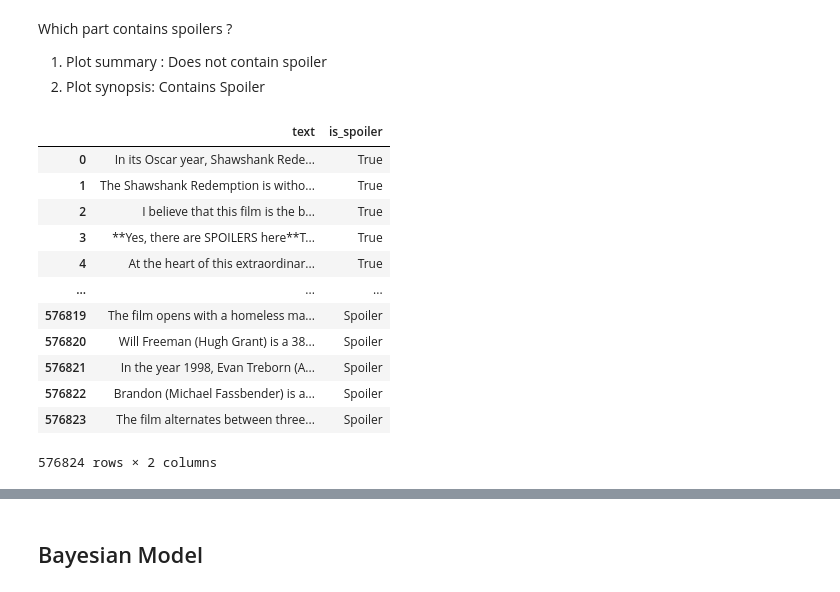
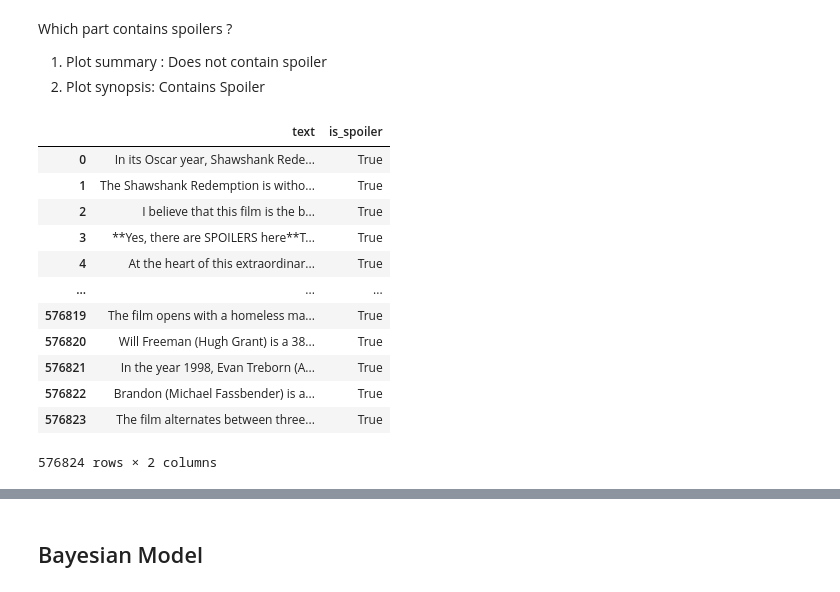
Before and after one commit to SinnnwL/SCIA_2025_GRP8_NLP, a Jupyter notebook: index.ipynb, the cells around one changed output, grey strips where cells are left out. Cells and saved outputs as stored; diff of their text form; code cells hidden in the pictures.

```diff
--- a/index.ipynb
+++ b/index.ipynb
@@ -130,38 +115,37 @@ Which part contains spoilers ?
 # %%
 # Cleaning the plot_synopsis column
 plot_synopsis = movies_details_df.loc[movies_details_df['plot_synopsis'] != '', 'plot_synopsis']
 
 # Outputs the length of the 2 category
 no_spoil_length = len(movies_details_df['plot_summary'])
 spoil_length = len(plot_synopsis)
 
 # Create the appropriate dataFrame for ours models : Text - Is Spoil
 all_texts = pd.concat([movies_details_df['plot_summary'], plot_synopsis])
-spoil_categories = ['Not a Spoiler'] * no_spoil_length + ['Spoiler'] * spoil_length
+spoil_categories = [False] * no_spoil_length + [True] * spoil_length
 is_spoiler_df = pd.DataFrame({'text': all_texts, 'is_spoiler': spoil_categories})
 
 # Clean the reviews df to make it more appropriate
 reviews_df = reviews_df[['review_text', 'is_spoiler']]
-reviews_df['is_spoiler'].replace({True: 'Spoiler', False: 'Not a Spoiler'})
 reviews_df = reviews_df.rename(columns={'review_text': 'text'})
 
 # Concat the two df
 is_spoiler_df = pd.concat([reviews_df, is_spoiler_df], axis=0, ignore_index=True)
 
 is_spoiler_df
 # %% [output]
 |  | text | is_spoiler |
 | 0 | In its Oscar year, Shawshank Rede... | True |
 | 1 | The Shawshank Redemption is witho... | True |
 | 2 | I believe that this film is the b... | True |
 | 3 | **Yes, there are SPOILERS here**T... | True |
 | 4 | At the heart of this extraordinar... | True |
 | ... | ... | ... |
-| 576819 | The film opens with a homeless ma... | Spoiler |
-| 576820 | Will Freeman (Hugh Grant) is a 38... | Spoiler |
-| 576821 | In the year 1998, Evan Treborn (A... | Spoiler |
-| 576822 | Brandon (Michael Fassbender) is a... | Spoiler |
-| 576823 | The film alternates between three... | Spoiler |
+| 576819 | The film opens with a homeless ma... | True |
+| 576820 | Will Freeman (Hugh Grant) is a 38... | True |
+| 576821 | In the year 1998, Evan Treborn (A... | True |
+| 576822 | Brandon (Michael Fassbender) is a... | True |
+| 576823 | The film alternates between three... | True |
 576824 rows × 2 columns
 # %%
 from sklearn.model_selection import train_test_split
```
Also changed, not shown: parts of 10 cells of this notebook.
